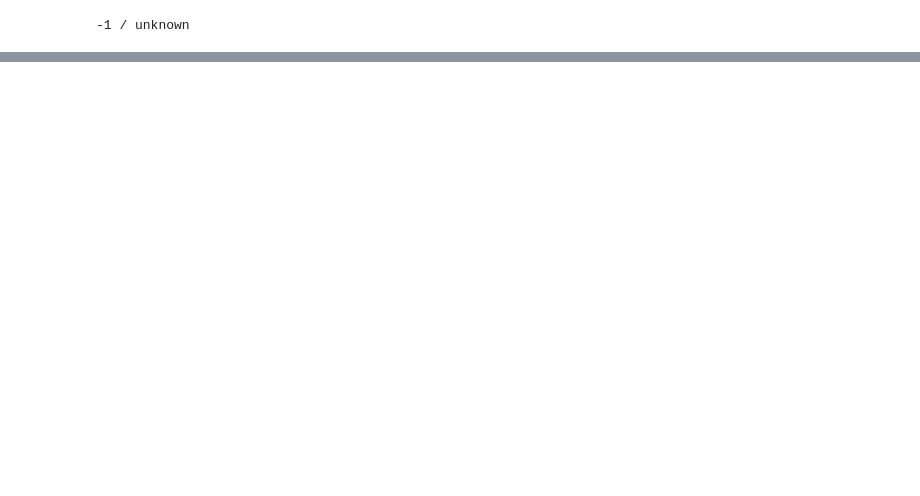
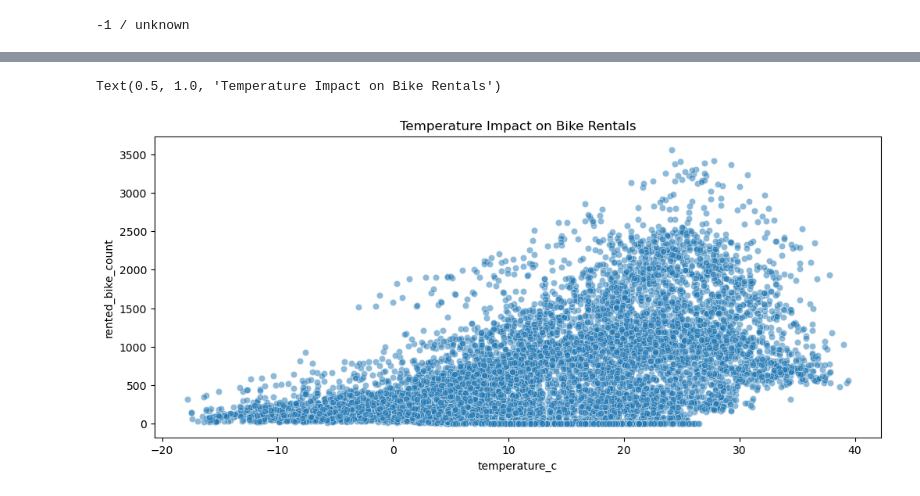
Before and after one commit to okellodaniel/bike_hiring_classification, a Jupyter notebook: notebook.ipynb, the cells around one changed output, grey strips where cells are left out. Saved outputs shown, nothing was run; the diff lists cells and outputs as text; code cells hidden in the pictures; blank space fills up the shorter version.

```diff
--- a/notebook.ipynb
+++ b/notebook.ipynb
@@ -46,0 +246,9 @@ memory usage: 958.3+ KB
+# %%
+# Temperature vs Rentals
+
+plt.figure(figsize=(12,5))
+sns.scatterplot(data=df, x='temperature_c',y='rented_bike_count',alpha=0.5)
+plt.title('Temperature Impact on Bike Rentals')
+# %% [output]
+Text(0.5, 1.0, 'Temperature Impact on Bike Rentals')
+[figure, added]
```
Also changed, not shown: parts of 40 cells of this notebook.
